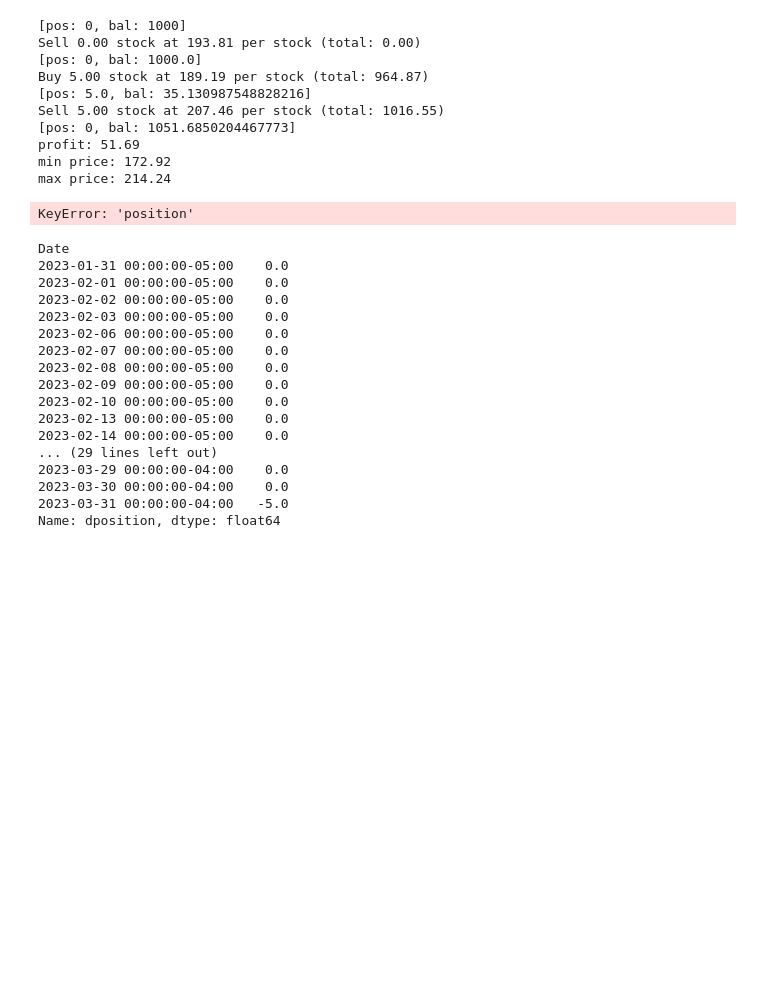
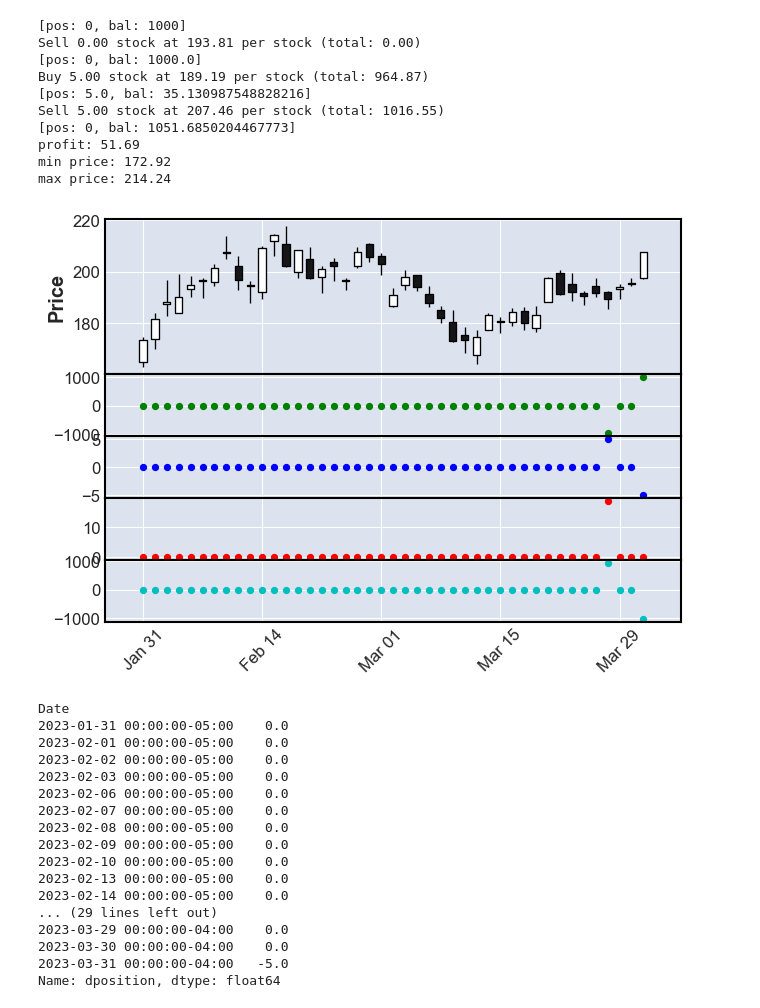
Before and after one commit to ArnasVaic/FI, a Jupyter notebook: lab3/main.ipynb, the cells around one changed output. Saved outputs shown, nothing was run; the diff lists cells and outputs as text; code cells hidden in the pictures; blank space fills up the shorter version.

```diff
--- a/lab3/main.ipynb
+++ b/lab3/main.ipynb
@@ -160,19 +139,19 @@ max price: 214.24
 # %%
 # portfolio worth at time t?
 df['dprofit'] = 0
-df['dprofit'] = df['position'] * df['Close']
+df['dprofit'] = df['dposition'] * df['Close'] - df['dbalance']
 
 
 apds = [
     mpf.make_addplot(df['dfee'], type='scatter', panel=3, color='r'),
     mpf.make_addplot(df['dbalance'], type='scatter', panel=1, color='g'),
     mpf.make_addplot(df['dposition'], type='scatter', panel=2, color='b'),
     mpf.make_addplot(df['dprofit'], type='scatter', panel=4, color='c'),
 ]
 
 mpf.plot(df, type='candle', addplot=apds, volume=False)
 # %% [output]
-KeyError: 'position'
+[figure, added]
 # %%
 df['dposition']
 # %% [output]
```
Also changed, not shown: parts of 1 cell of this notebook.
